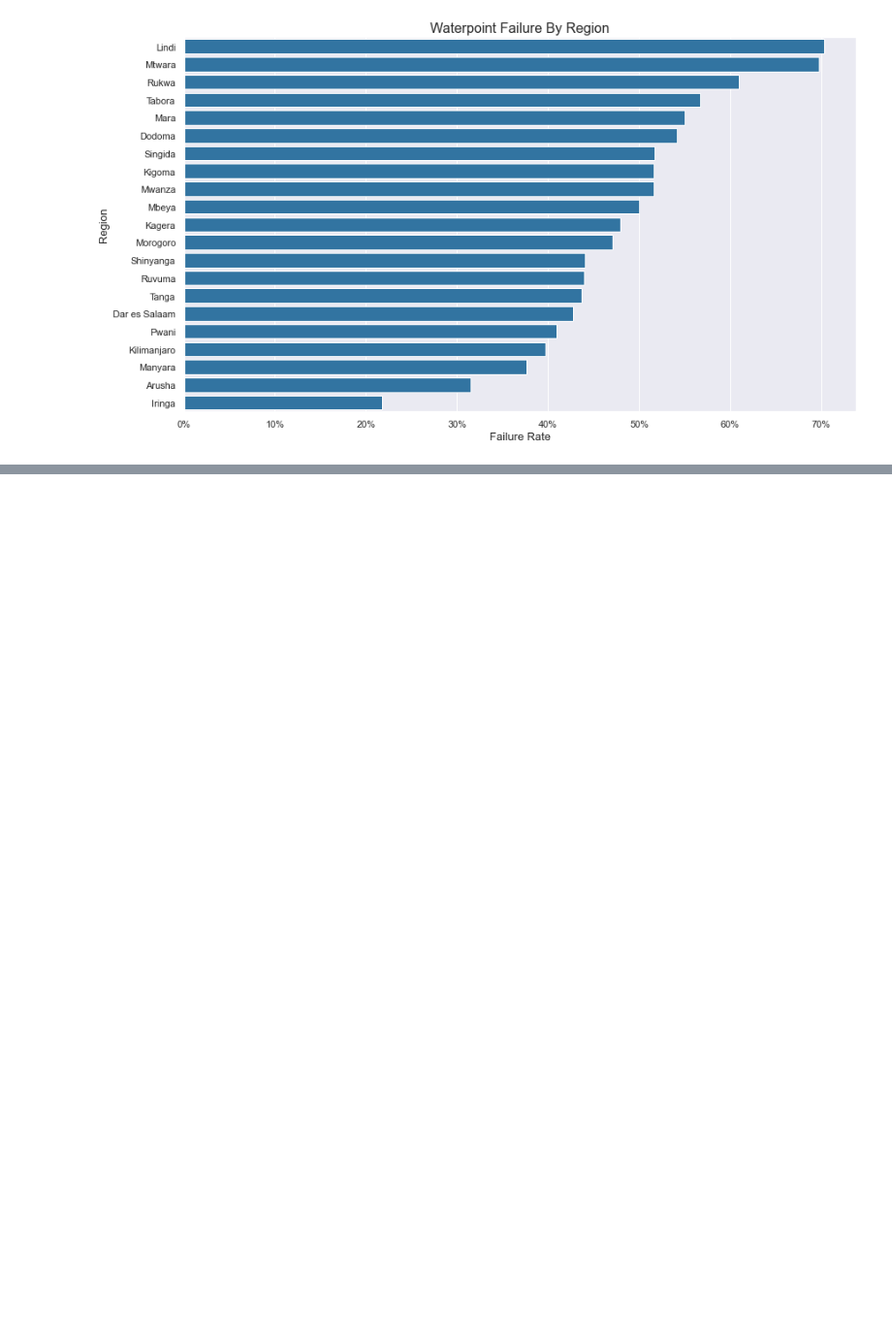
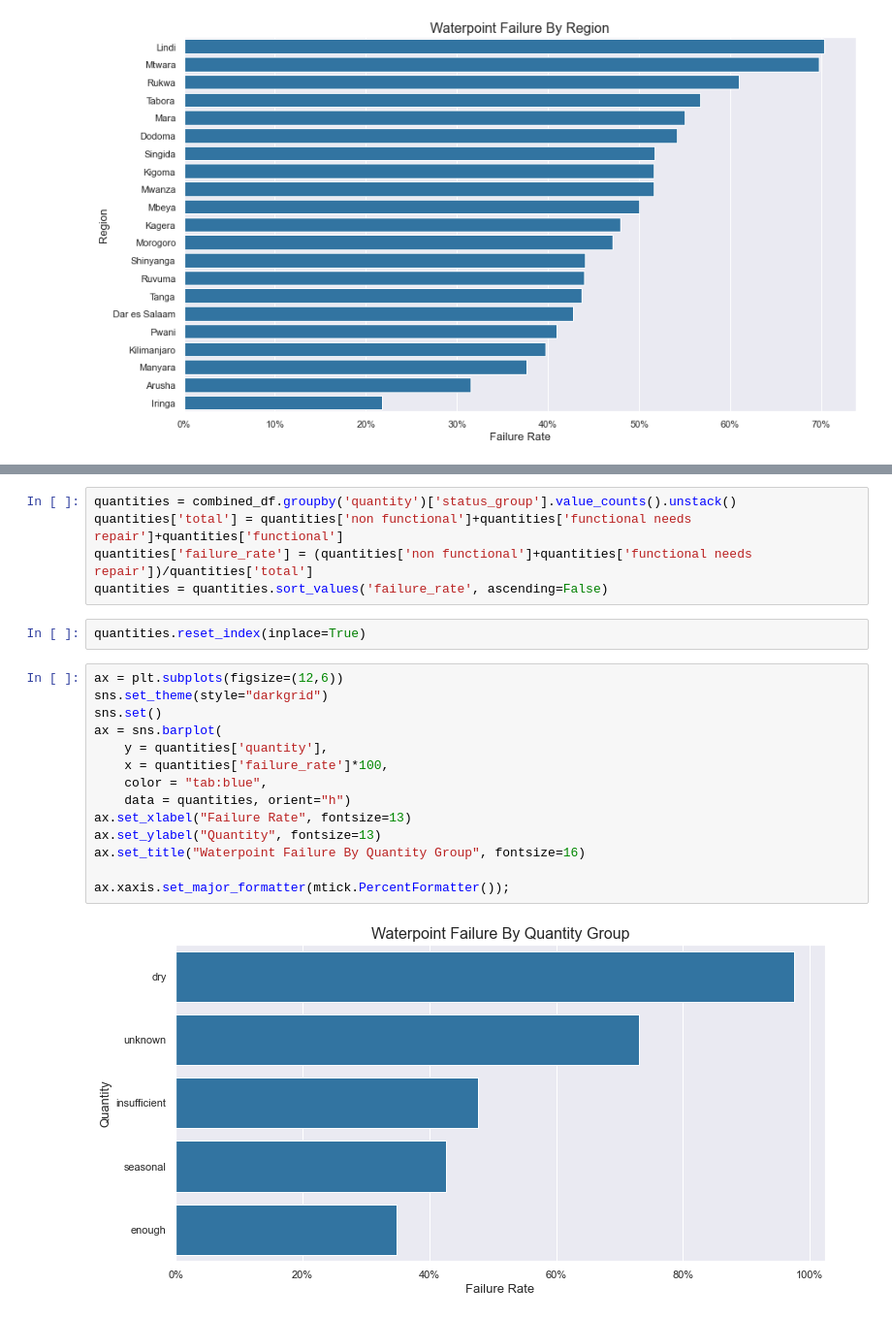
Before and after one commit to cmhollman/Phase-3-Project, a Jupyter notebook: tanz_notebook.ipynb, the cells around one changed output, grey strips where cells are left out. Shown: that part at 97% size. Saved outputs shown, nothing was run; the diff lists cells and outputs as text; blank space fills up the shorter version.

```diff
--- a/tanz_notebook.ipynb
+++ b/tanz_notebook.ipynb
@@ -562,0 +749,23 @@ ax.xaxis.set_major_formatter(mtick.PercentFormatter());
+# %%
+quantities = combined_df.groupby('quantity')['status_group'].value_counts().unstack()
+quantities['total'] = quantities['non functional']+quantities['functional needs repair']+quantities['functional']
+quantities['failure_rate'] = (quantities['non functional']+quantities['functional needs repair'])/quantities['total']
+quantities = quantities.sort_values('failure_rate', ascending=False)
+# %%
+quantities.reset_index(inplace=True)
+# %%
+ax = plt.subplots(figsize=(12,6))
+sns.set_theme(style="darkgrid")
+sns.set()
+ax = sns.barplot(
+    y = quantities['quantity'],
+    x = quantities['failure_rate']*100,
+    color = "tab:blue",
+    data = quantities, orient="h")
+ax.set_xlabel("Failure Rate", fontsize=13)
+ax.set_ylabel("Quantity", fontsize=13)
+ax.set_title("Waterpoint Failure By Quantity Group", fontsize=16)
+
+ax.xaxis.set_major_formatter(mtick.PercentFormatter());
+# %% [output]
+[figure, added]
```
Also changed, not shown: parts of 76 cells of this notebook.
